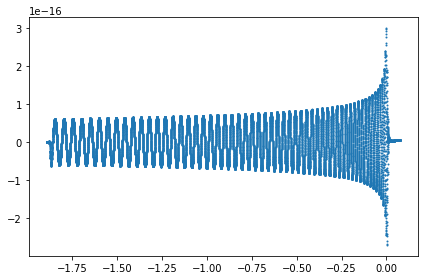
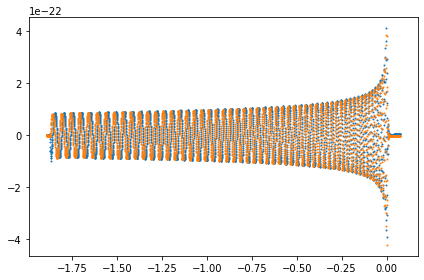
The change to this notebook cell's code, shown as a diff; its figure went from the first image to the second:
--- before
+++ after
@@ -1,3 +1,4 @@
 plt.scatter(taxis, hp, s=1)
+plt.scatter(taxis, hx, s=1)
 plt.grid()
 plt.show()

Commit: dt no round